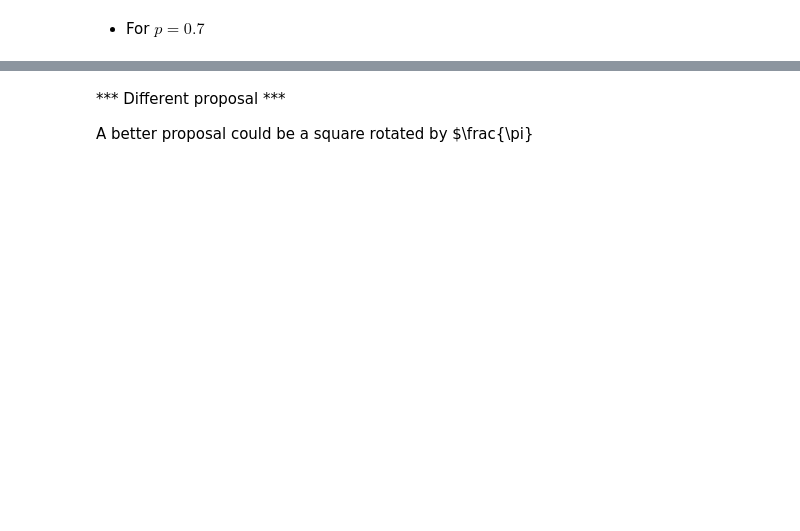
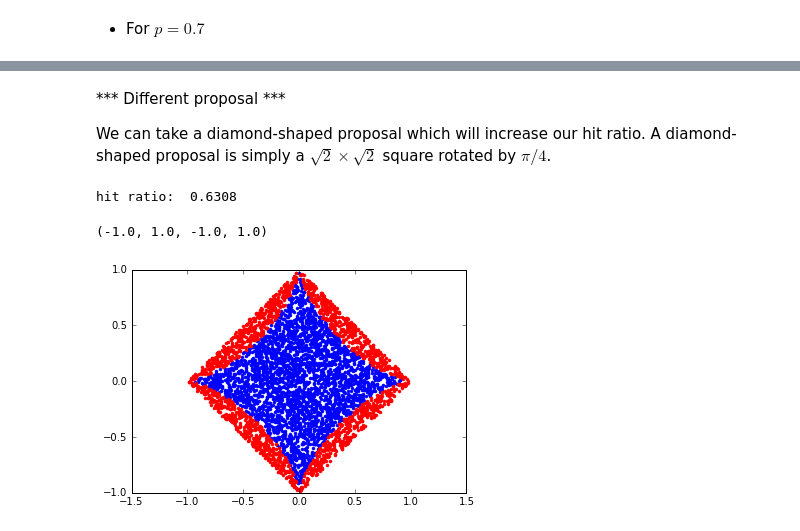
Before and after one commit to Bogazici-CMPE548-Spring2016/Cmpe548-Assignment1, a Jupyter notebook: assignment1.ipynb, the cells around one changed output, grey strips where cells are left out. Saved outputs shown, nothing was run; the diff lists cells and outputs as text; code cells hidden in the pictures; blank space fills up the shorter version.

```diff
--- a/assignment1.ipynb
+++ b/assignment1.ipynb
@@ -93,4 +96,30 @@ hit ratio:  0.39580000000000004
-# %% [markdown]
-*** Different proposal ***
-
-A better proposal could be a square rotated by $\frac{\pi}
+# %% [markdown]
+*** Different proposal ***
+
+We can take a diamond-shaped proposal which will increase our hit ratio. A diamond-shaped proposal is simply a $\sqrt{2} \times \sqrt{2}$ square rotated by $\pi / 4$.
+# %%
+m1 = np.random.rand(N)*(np.power(2,1/2)) - np.power(2,1/2)/2
+m2 = np.random.rand(N)*(np.power(2,1/2)) - np.power(2,1/2)/2
+
+## Rotating by pi/4
+r1 = m1 * np.cos(np.pi/4) + m2 * np.sin(np.pi/4)
+r2 = m1 * np.sin(-np.pi/4) + m2 * np.cos(-np.pi/4)
+
+hits = [[],[]]
+miss = [[],[]]
+
+for i in range(N):
+    if np.power((np.power(np.absolute(r1[i]),p) + np.power(np.absolute(r2[i]),p)),1/p) <= 1:
+        hits[0].append(r1[i])
+        hits[1].append(r2[i])
+    else:
+        miss[0].append(r1[i])
+        miss[1].append(r2[i])
+
+print("hit ratio: ",  1-len(miss[0])/N)
+plt.plot(hits[0],hits[1],'.b',miss[0],miss[1],'.r')
+plt.axis('equal')
+# %% [output]
+hit ratio:  0.6308
+(-1.0, 1.0, -1.0, 1.0)
+[figure, added]
```
Also changed, not shown: parts of 14 cells of this notebook.
